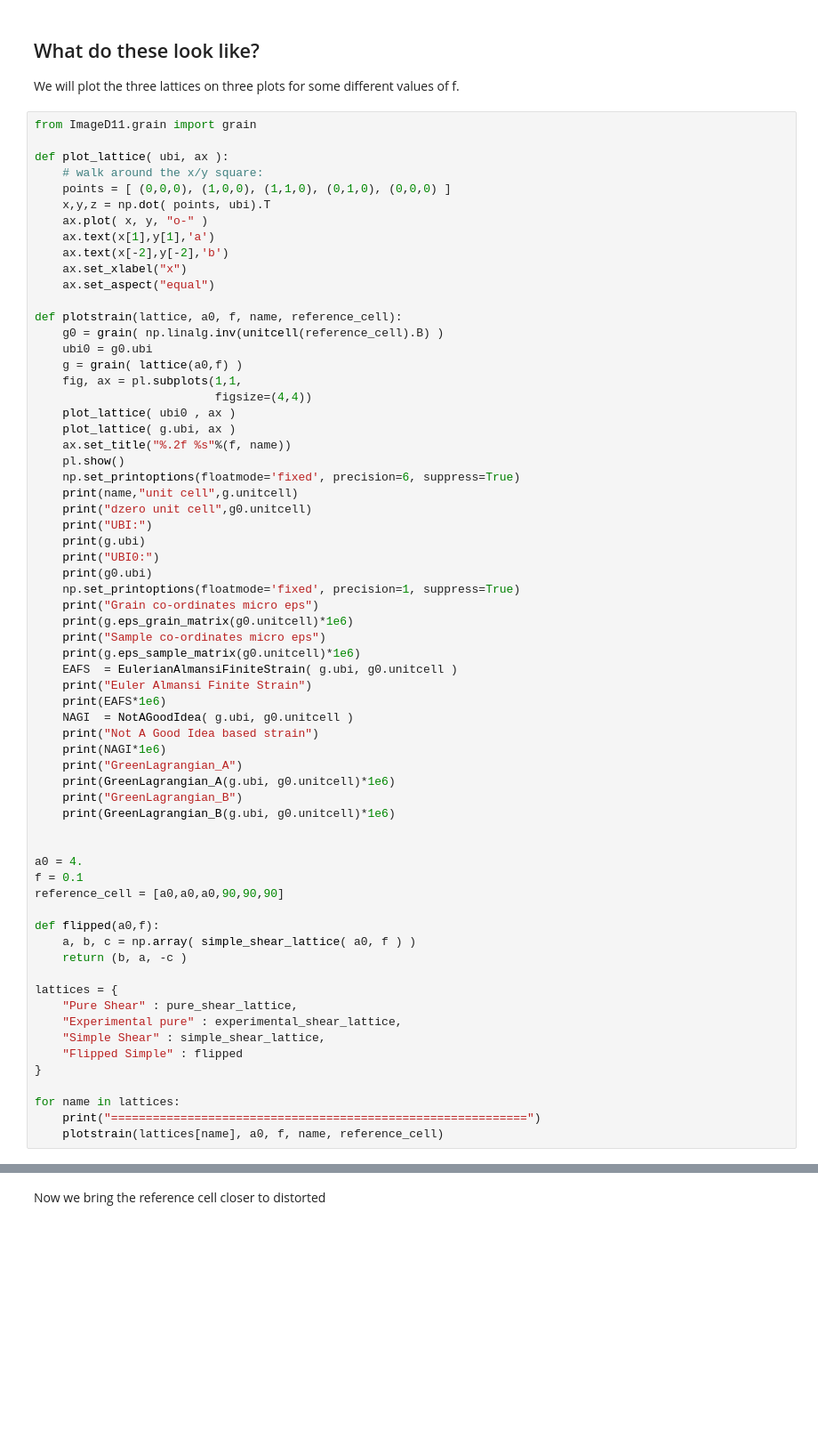
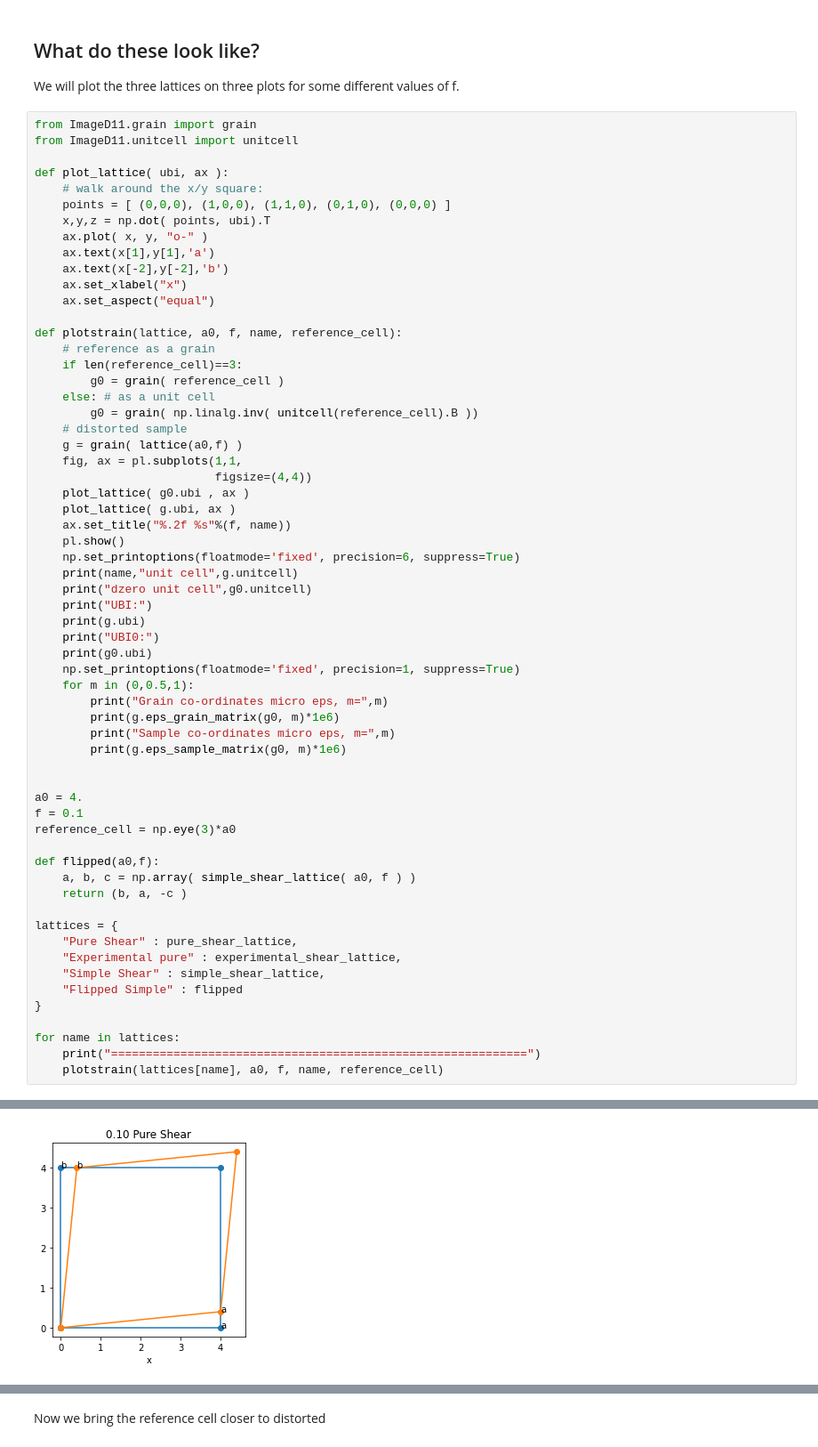
Before and after one commit to FABLE-3DXRD/ImageD11, a Jupyter notebook: docs/NotesOnNewDeformationGradientTensor.ipynb, the cells around one changed output, grey strips where cells are left out. Shown at 89% size. Saved outputs shown, nothing was run; the diff lists cells and outputs as text; blank space fills up the shorter version.

Commit message:
WIP: Strain demo

```diff
--- a/docs/NotesOnNewDeformationGradientTensor.ipynb
+++ b/docs/NotesOnNewDeformationGradientTensor.ipynb
@@ -141,6 +111,7 @@ def NotAGoodIdea(ubi, reference_cell):
 We will plot the three lattices on three plots for some different values of f.
 # %%
 from ImageD11.grain import grain
+from ImageD11.unitcell import unitcell
 
 def plot_lattice( ubi, ax ):
     # walk around the x/y square:
@@ -153,12 +124,16 @@ def plot_lattice( ubi, ax ):
     ax.set_aspect("equal")
 
 def plotstrain(lattice, a0, f, name, reference_cell):
-    g0 = grain( np.linalg.inv(unitcell(reference_cell).B) )
-    ubi0 = g0.ubi
+    # reference as a grain
+    if len(reference_cell)==3:
+        g0 = grain( reference_cell )
+    else: # as a unit cell
+        g0 = grain( np.linalg.inv( unitcell(reference_cell).B ))
+    # distorted sample
     g = grain( lattice(a0,f) )
     fig, ax = pl.subplots(1,1,
                           figsize=(4,4))
-    plot_lattice( ubi0 , ax )
+    plot_lattice( g0.ubi , ax )
     plot_lattice( g.ubi, ax )
     ax.set_title("%.2f %s"%(f, name))
     pl.show()
@@ -170,25 +145,16 @@ def plotstrain(lattice, a0, f, name, reference_cell):
     print("UBI0:")
     print(g0.ubi)
     np.set_printoptions(floatmode='fixed', precision=1, suppress=True)
-    print("Grain co-ordinates micro eps")
-    print(g.eps_grain_matrix(g0.unitcell)*1e6)
-    print("Sample co-ordinates micro eps")
-    print(g.eps_sample_matrix(g0.unitcell)*1e6)
-    EAFS  = EulerianAlmansiFiniteStrain( g.ubi, g0.unitcell )
-    print("Euler Almansi Finite Strain")
-    print(EAFS*1e6)
-    NAGI  = NotAGoodIdea( g.ubi, g0.unitcell )
-    print("Not A Good Idea based strain")
-    print(NAGI*1e6)
-    print("GreenLagrangian_A")
-    print(GreenLagrangian_A(g.ubi, g0.unitcell)*1e6)
-    print("GreenLagrangian_B")
-    print(GreenLagrangian_B(g.ubi, g0.unitcell)*1e6)
+    for m in (0,0.5,1):
+        print("Grain co-ordinates micro eps, m=",m)
+        print(g.eps_grain_matrix(g0, m)*1e6)
+        print("Sample co-ordinates micro eps, m=",m)
+        print(g.eps_sample_matrix(g0, m)*1e6)
 
 
 a0 = 4.
 f = 0.1
-reference_cell = [a0,a0,a0,90,90,90]
+reference_cell = np.eye(3)*a0
 
 def flipped(a0,f):
     a, b, c = np.array( simple_shear_lattice( a0, f ) )
@@ -204,3 +170,4 @@ lattices = {
 for name in lattices:
     print("============================================================")
     plotstrain(lattices[name], a0, f, name, reference_cell)
+# %% [output]
@@ -206,0 +175 @@ for name in lattices:
+[figure, added]
```
Also changed, not shown: parts of 6 cells of this notebook.
